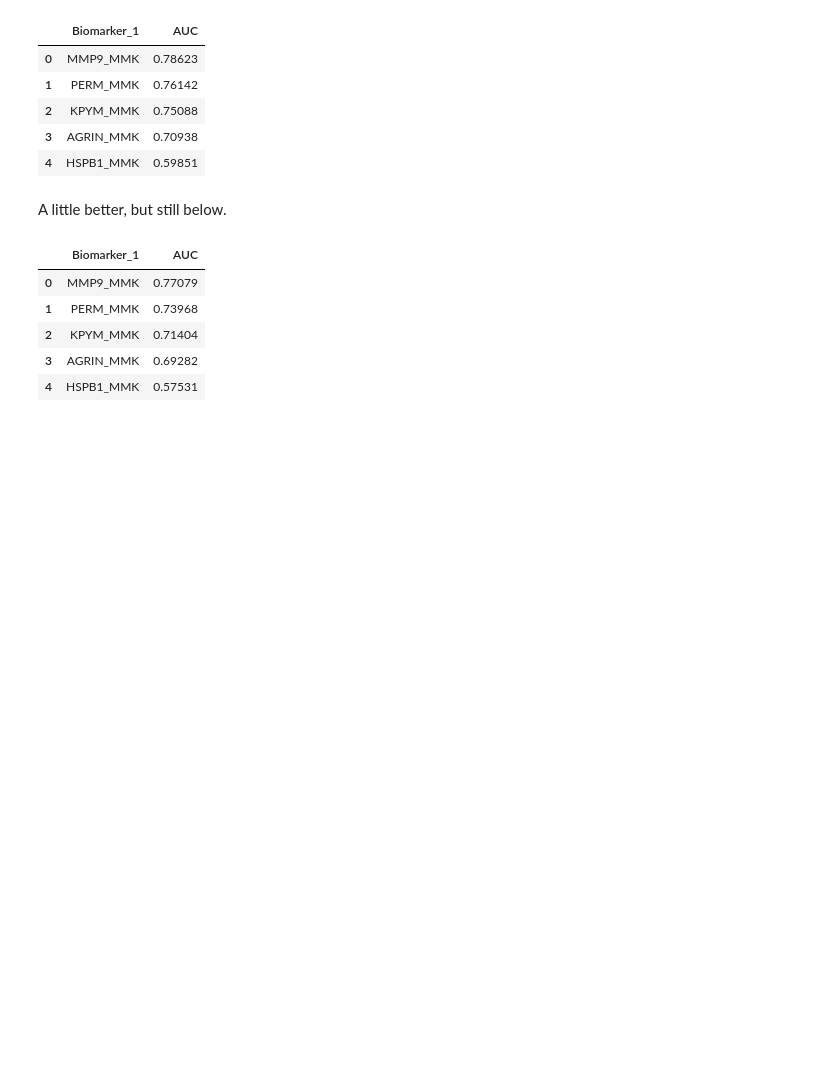
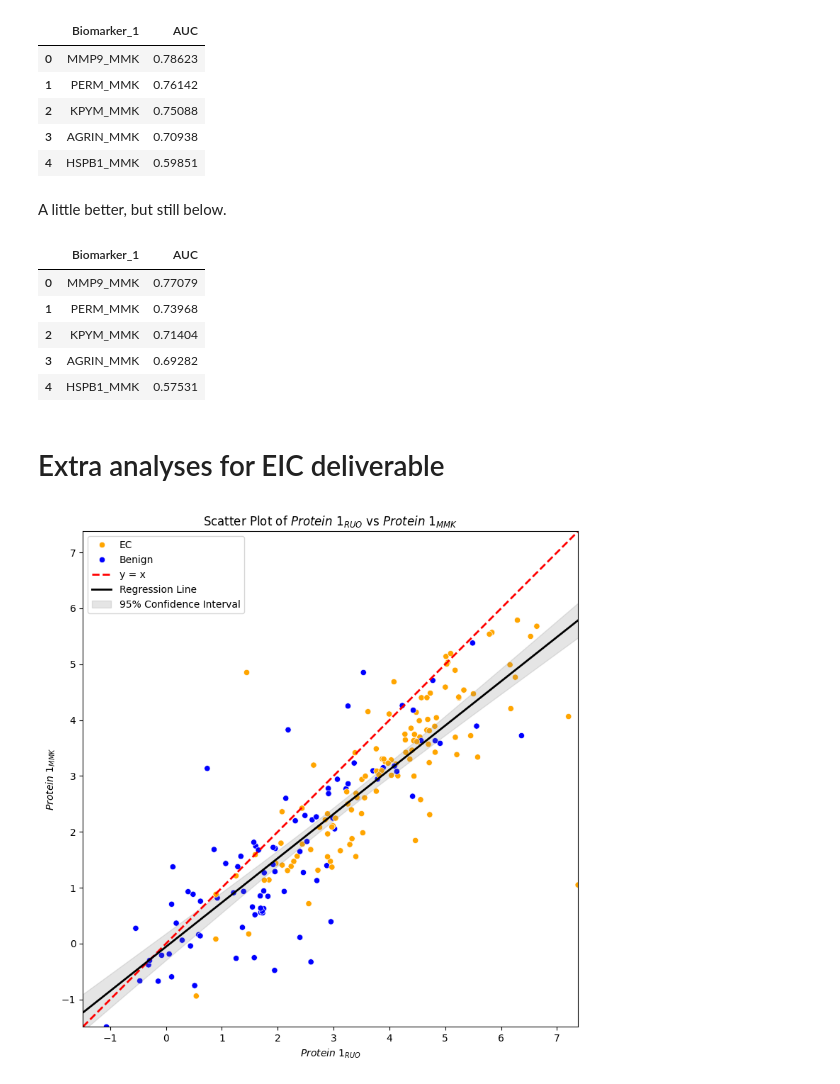
Before and after one commit to MiMARK-es/cohort-analysis, a Jupyter notebook: notebooks/240_mmk_2024_vs_ruo_2022.ipynb, the cells around one changed output. Saved outputs shown, nothing was run; the diff lists cells and outputs as text; code cells hidden in the pictures; blank space fills up the shorter version.

Commit message:
Analysis of anonymized biomarkers for EIC added to RUO vs MMK 240 notebook

```diff
--- a/notebooks/240_mmk_2024_vs_ruo_2022.ipynb
+++ b/notebooks/240_mmk_2024_vs_ruo_2022.ipynb
@@ -435,3 +435,15 @@ pd.read_csv(RESULTS_PATH_MMK+'/normalized/max_1.csv', sep=',', header=0)[['Bioma
 | 2 | KPYM_MMK | 0.71404 |
 | 3 | AGRIN_MMK | 0.69282 |
 | 4 | HSPB1_MMK | 0.57531 |
+# %% [markdown]
+# Extra analyses for EIC deliverable
+# %%
+# MMP9 = Protein 1
+utils.plot_biomarkers_scatterplot(df_merged.dropna(subset=['MMP9_RUO_normalized', 'MMP9_MMK_normalized']),
+                                 'MMP9_RUO_normalized',
+                                 'MMP9_MMK_normalized',
+                                 target_col='Pathology',
+                                 label_x='$Protein\ 1_{RUO}$',
+                                 label_y='$Protein\ 1_{MMK}$')
+# %% [output]
+[figure, added]
```
Also changed, not shown: parts of 6 cells of this notebook, 2 other files.
